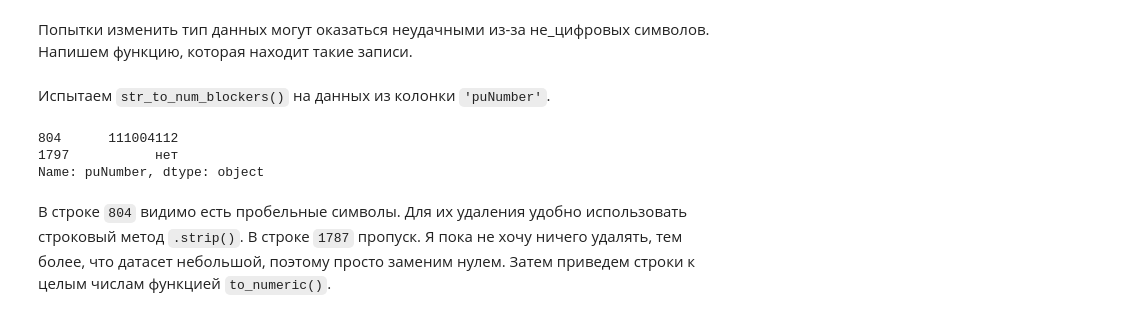
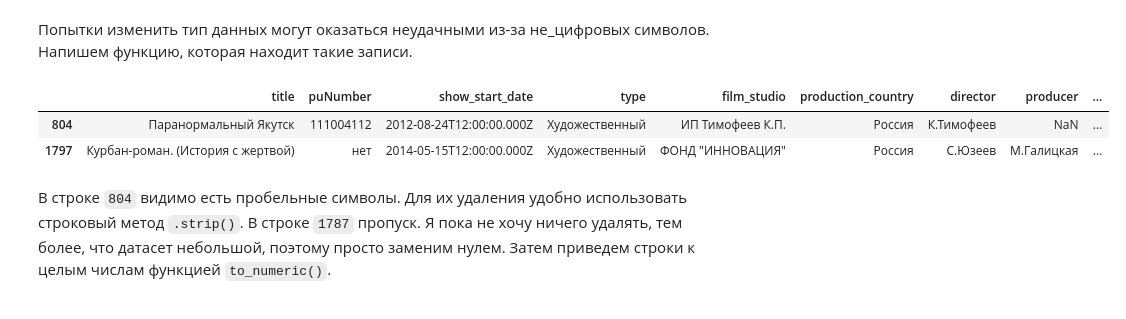
Before and after one commit to ArtyomRasskazov/Practicum, a Jupyter notebook: 1-4-russian-film-distribution.ipynb, the cells around one changed output. Saved outputs shown, nothing was run; the diff lists cells and outputs as text; code cells hidden in the pictures.

```diff
--- a/1-4-russian-film-distribution.ipynb
+++ b/1-4-russian-film-distribution.ipynb
@@ -91,11 +75,9 @@ def str_to_num_blockers(series, to_float=False, include_na=False):
-# %% [markdown]
-Испытаем `str_to_num_blockers()` на данных из колонки `'puNumber'`.
 # %%
-str_to_num_blockers(df_mkrf_movies['puNumber'])
+df_mkrf_movies[~df_mkrf_movies['puNumber'].str.isdigit()]
 # %% [output]
-804      111004112
-1797           нет
-Name: puNumber, dtype: object
+|  | title | puNumber | show_start_date | type | film_studio | production_country | director | producer | ... |
+| 804 | Паранормальный Якутск | 111004112 | 2012-08-24T12:00:00.000Z | Художественный | ИП Тимофеев К.П. | Россия | К.Тимофеев | NaN | ... |
+| 1797 | Курбан-роман. (История с жертвой) | нет | 2014-05-15T12:00:00.000Z | Художественный | ФОНД "ИННОВАЦИЯ" | Россия | С.Юзеев | М.Галицкая | ... |
 # %% [markdown]
 В строке `804` видимо есть пробельные символы. Для их удаления удобно использовать строковый метод `.strip()`. В строке `1787` пропуск. Я пока не хочу ничего удалять, тем более, что датасет небольшой, поэтому просто заменим нулем. Затем приведем строки к целым числам функцией `to_numeric()`.
 # %%
```
Also changed, not shown: parts of 43 cells of this notebook.
